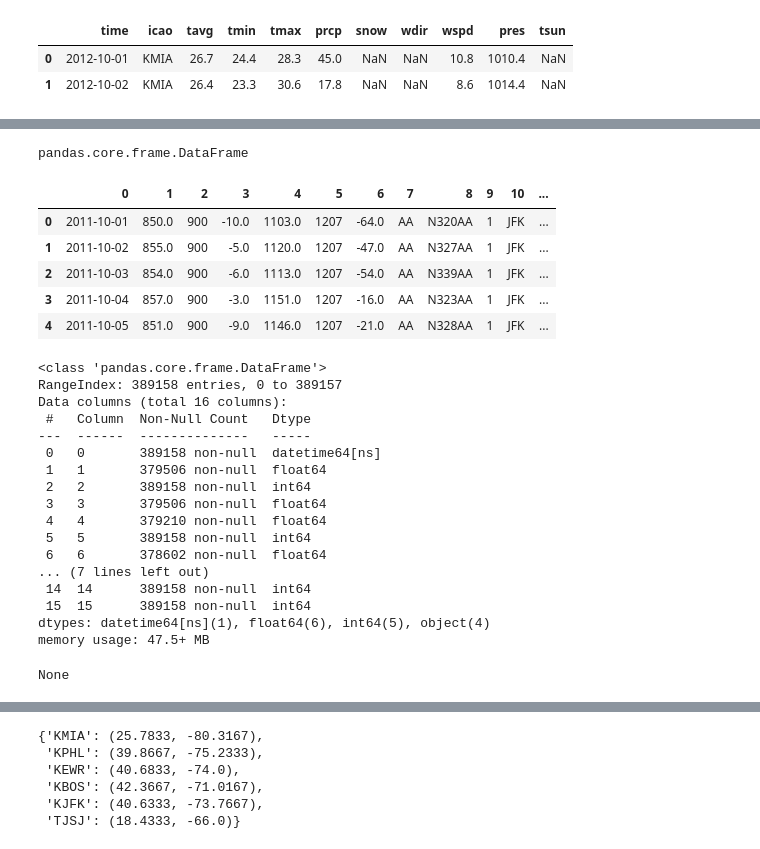
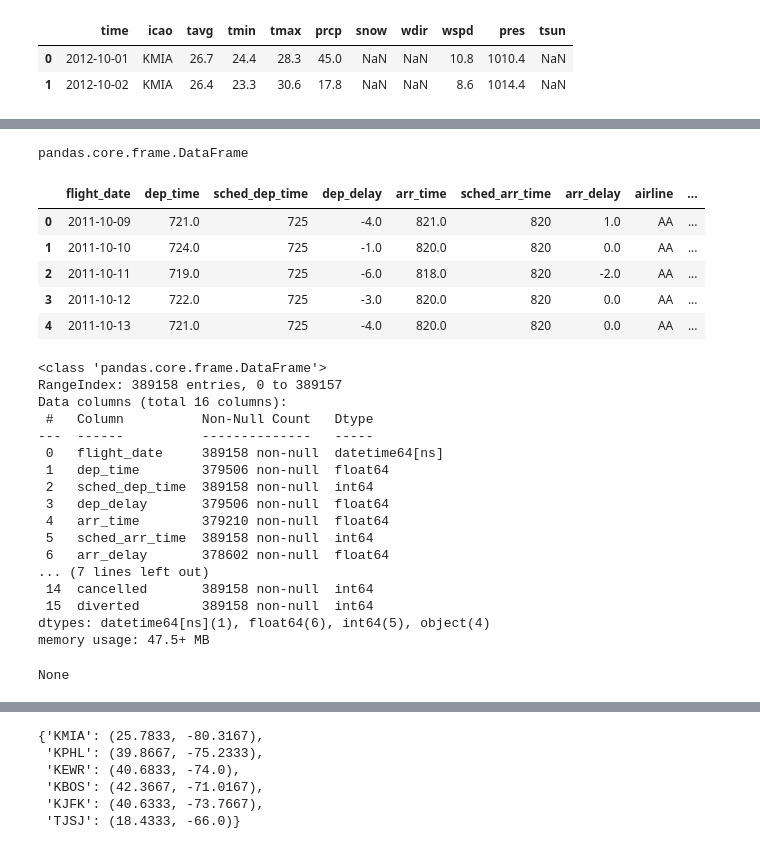
Before and after one commit to sergioserge/us-airports-project, a Jupyter notebook: us-airports-project.ipynb, the cells around one changed output, grey strips where cells are left out. Saved outputs shown, nothing was run; the diff lists cells and outputs as text; code cells hidden in the pictures.

```diff
--- a/us-airports-project.ipynb
+++ b/us-airports-project.ipynb
@@ -250,35 +212,35 @@ weather_df_2012['sandy_day'] = weather_df_2012['icao'].map(sandy_dict)
 # gd.save_to_db(weather_df, table_name)
 # %%
 # get the flights data from database
-flights_df = gd.query_database("SELECT * FROM public.group4_flights_data")
+#flights_df = gd.query_database("SELECT * FROM public.group4_flights_data")
 
-
+flights_df = pd.read_sql_query("SELECT * FROM public.group4_flights_data", gd.get_conn())
 display(type(flights_df))
 display(flights_df.head(5))
 display(flights_df.info())
 # %% [output]
 pandas.core.frame.DataFrame
-|  | 0 | 1 | 2 | 3 | 4 | 5 | 6 | 7 | 8 | 9 | 10 | ... |
-| 0 | 2011-10-01 | 850.0 | 900 | -10.0 | 1103.0 | 1207 | -64.0 | AA | N320AA | 1 | JFK | ... |
-| 1 | 2011-10-02 | 855.0 | 900 | -5.0 | 1120.0 | 1207 | -47.0 | AA | N327AA | 1 | JFK | ... |
-| 2 | 2011-10-03 | 854.0 | 900 | -6.0 | 1113.0 | 1207 | -54.0 | AA | N339AA | 1 | JFK | ... |
-| 3 | 2011-10-04 | 857.0 | 900 | -3.0 | 1151.0 | 1207 | -16.0 | AA | N323AA | 1 | JFK | ... |
-| 4 | 2011-10-05 | 851.0 | 900 | -9.0 | 1146.0 | 1207 | -21.0 | AA | N328AA | 1 | JFK | ... |
+|  | flight_date | dep_time | sched_dep_time | dep_delay | arr_time | sched_arr_time | arr_delay | airline | ... |
+| 0 | 2011-10-09 | 721.0 | 725 | -4.0 | 821.0 | 820 | 1.0 | AA | ... |
+| 1 | 2011-10-10 | 724.0 | 725 | -1.0 | 820.0 | 820 | 0.0 | AA | ... |
+| 2 | 2011-10-11 | 719.0 | 725 | -6.0 | 818.0 | 820 | -2.0 | AA | ... |
+| 3 | 2011-10-12 | 722.0 | 725 | -3.0 | 820.0 | 820 | 0.0 | AA | ... |
+| 4 | 2011-10-13 | 721.0 | 725 | -4.0 | 820.0 | 820 | 0.0 | AA | ... |
 <class 'pandas.core.frame.DataFrame'>
 RangeIndex: 389158 entries, 0 to 389157
 Data columns (total 16 columns):
- #   Column  Non-Null Count   Dtype
----  ------  --------------   -----
- 0   0       389158 non-null  datetime64[ns]
- 1   1       379506 non-null  float64
- 2   2       389158 non-null  int64
- 3   3       379506 non-null  float64
- 4   4       379210 non-null  float64
- 5   5       389158 non-null  int64
- 6   6       378602 non-null  float64
+ #   Column          Non-Null Count   Dtype
+---  ------          --------------   -----
+ 0   flight_date     389158 non-null  datetime64[ns]
+ 1   dep_time        379506 non-null  float64
+ 2   sched_dep_time  389158 non-null  int64
+ 3   dep_delay       379506 non-null  float64
+ 4   arr_time        379210 non-null  float64
+ 5   sched_arr_time  389158 non-null  int64
+ 6   arr_delay       378602 non-null  float64
 ... (7 lines left out)
- 14  14      389158 non-null  int64
- 15  15      389158 non-null  int64
+ 14  cancelled       389158 non-null  int64
+ 15  diverted        389158 non-null  int64
 dtypes: datetime64[ns](1), float64(6), int64(5), object(4)
 memory usage: 47.5+ MB
 None
```
Also changed, not shown: parts of 20 cells of this notebook, 1 other file.
